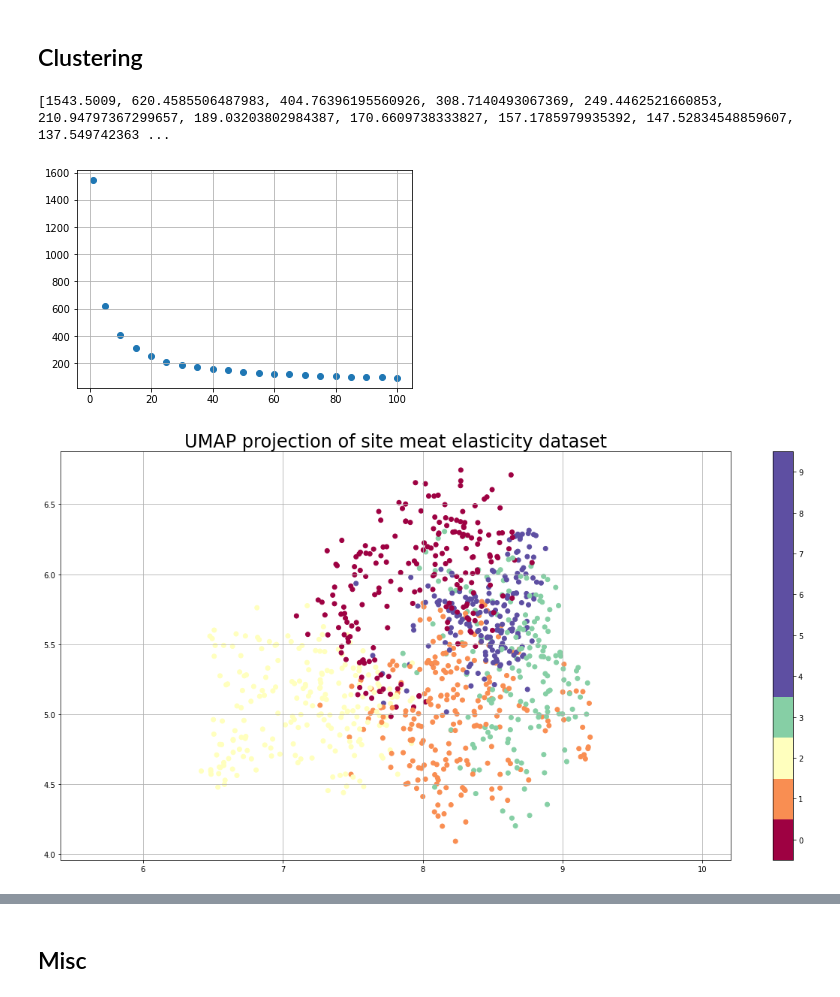
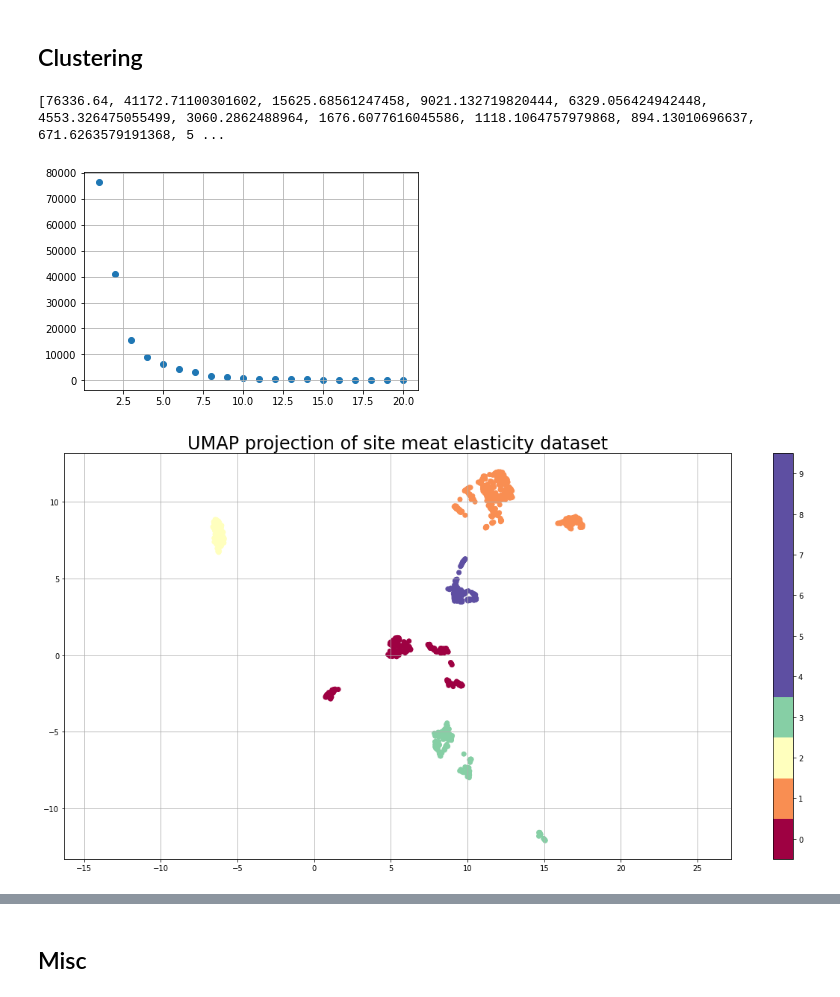
Before and after one commit to wowJasonCorderoy/elasticity, a Jupyter notebook: scripts/MEAT_elasticity.ipynb, the cells around one changed output, grey strips where cells are left out. Cells and saved outputs as stored; diff of their text form; code cells hidden in the pictures.

```diff
--- a/scripts/MEAT_elasticity.ipynb
+++ b/scripts/MEAT_elasticity.ipynb
@@ -449,39 +472,40 @@ def kmeans_diff_n(df,
                     init=init,
                     n_init=n_init,
                     random_state=1,
                     algorithm=algorithm)
         km.fit_predict(df)
         inertia_values.append(km.inertia_)
     return inertia_values
 
 df_wide = df.query("(covid_flag == 'pre-covid')").pivot(index="Site",
                    columns=["Article", "Sales_Unit"],
                    values="slope")
 
 # drop column if all na's
 df_wide = df_wide.dropna(axis=1, how='all')
 # fill na with column medians
 df_wide = df_wide.replace([np.inf, -np.inf], np.nan)
-df_wide = df_wide.apply(lambda x: x.fillna(x.median()))
+#df_wide = df_wide.apply(lambda x: x.fillna(x.median()))
+df_wide = df_wide.apply(lambda x: x.fillna(0))
 df_wide = df_wide.apply(lambda x: np.where(x < -10, -10, x))
 df_wide = df_wide.apply(lambda x: np.where(x > 0, 0, x))
 
 # find best number of clusters using elbow method:
-embedding = umap.UMAP(n_neighbors=10, n_components=5).fit_transform(df_wide)
+embedding = umap.UMAP(n_neighbors=10, n_components=2).fit_transform(df_wide)
 
 if (1):
     l_clusters = [
-        x for x in np.array(range(1, min(101, df_wide.shape[0])))
-        if x == 1 or x % 5 == 0
+        x for x in np.array(range(1, min(21, df_wide.shape[0])))
+        #if x == 1 or x % 3 == 0
     ]
     kmeans_var_explained = kmeans_diff_n(embedding, l_clusters)
     print(kmeans_var_explained)
 
 plt.scatter(x=l_clusters, y=kmeans_var_explained)
 plt.grid()
 # %% [output]
-[1543.5009, 620.4585506487983, 404.76396195560926, 308.7140493067369, 249.4462521660853, 210.94797367299657, 189.03203802984387, 170.6609738333827, 157.1785979935392, 147.52834548859607, 137.549742363 ...
+[76336.64, 41172.71100301602, 15625.68561247458, 9021.132719820444, 6329.056424942448, 4553.326475055499, 3060.2862488964, 1676.6077616045586, 1118.1064757979868, 894.13010696637, 671.6263579191368, 5 ...
-[figure, old version]
+[figure, new version]
 # %%
 
 my_kmeans = KMeans(n_clusters=5, random_state=0).fit(embedding) #KMeans(n_clusters=5, random_state=0).fit(df_wide)
@@ -498,4 +522,4 @@ plt.colorbar(boundaries=np.arange(11)-0.5).set_ticks(np.arange(10))
 plt.title('UMAP projection of site meat elasticity dataset', fontsize=24);
 plt.grid()
 # %% [output]
-[figure, old version]
+[figure, new version]
```
Also changed, not shown: parts of 19 cells of this notebook.
